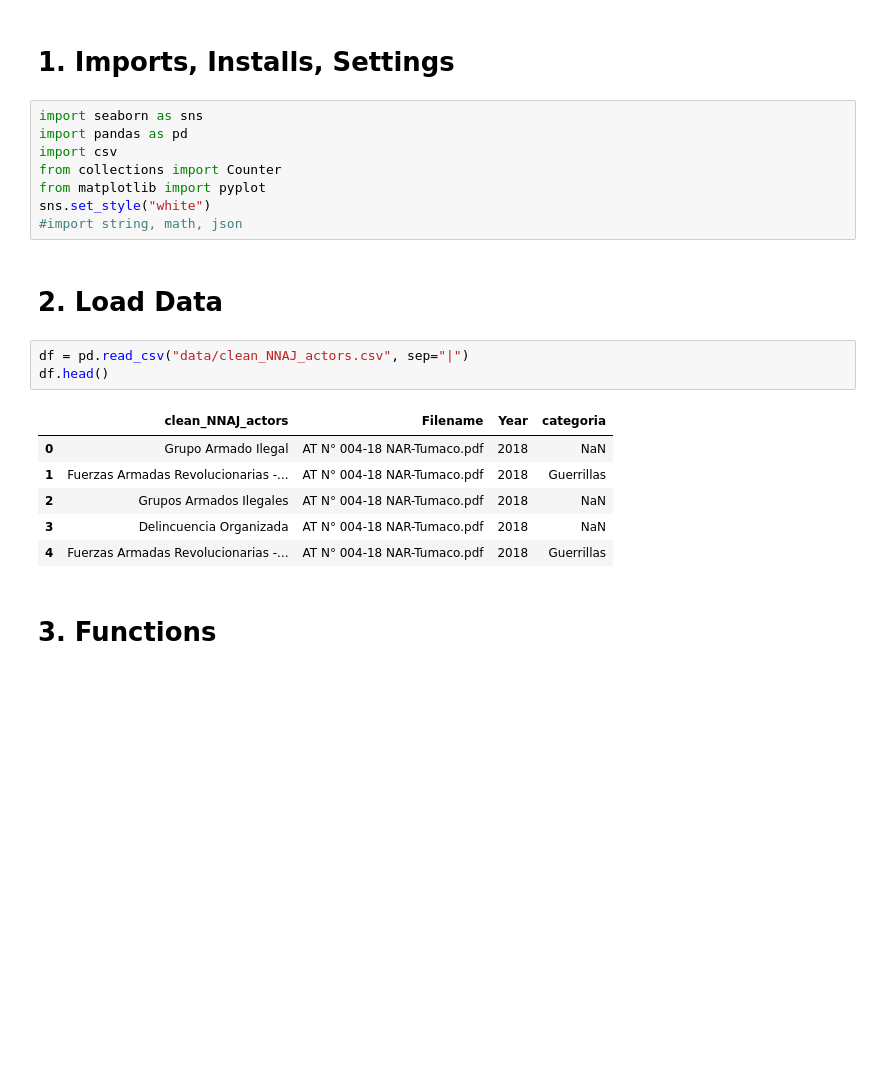
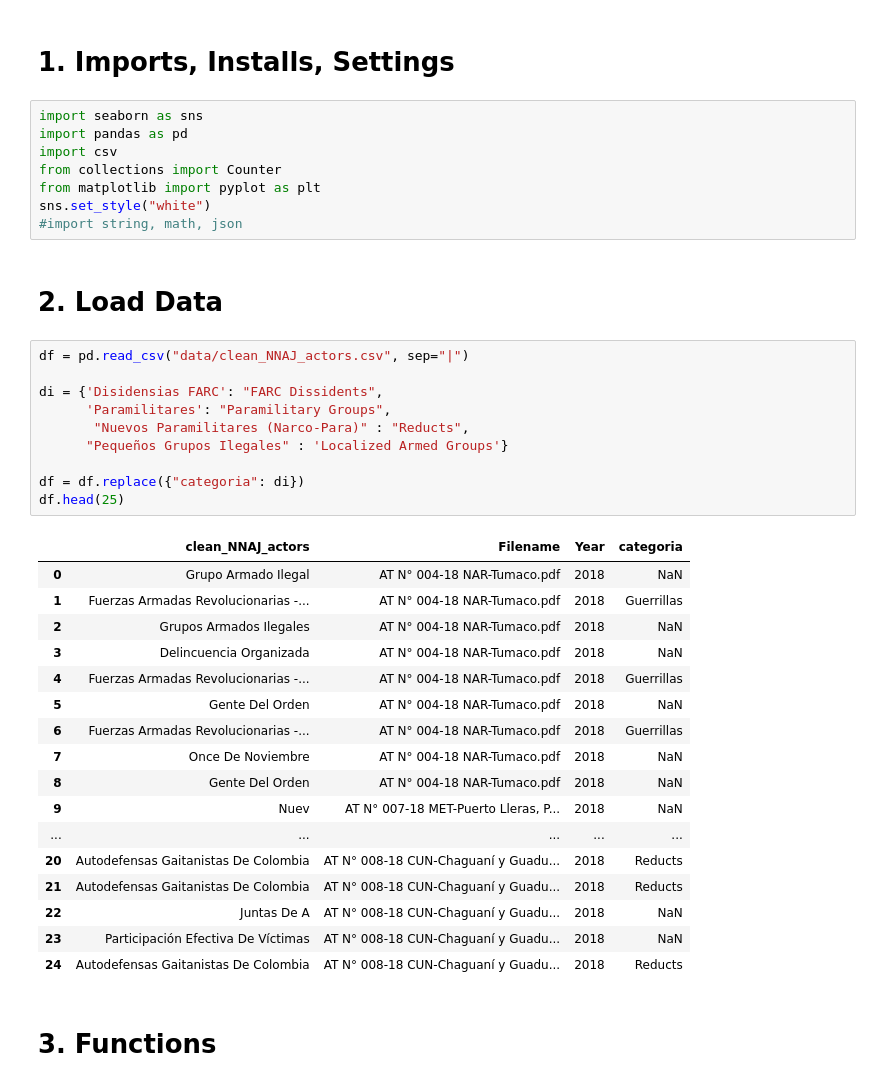
Before and after one commit to ylizama/alertas_colombia, a Jupyter notebook: 17_Actors_Timeline_Report2.0.ipynb, the cells around one changed output. Saved outputs shown, nothing was run; the diff lists cells and outputs as text; blank space fills up the shorter version.

```diff
--- a/17_Actors_Timeline_Report2.0.ipynb
+++ b/17_Actors_Timeline_Report2.0.ipynb
@@ -5,21 +5,39 @@ import seaborn as sns
 import pandas as pd
 import csv
 from collections import Counter
-from matplotlib import pyplot
+from matplotlib import pyplot as plt
 sns.set_style("white")
 #import string, math, json
 # %% [markdown]
 # 2. Load Data
 # %%
 df = pd.read_csv("data/clean_NNAJ_actors.csv", sep="|")
-df.head()
+
+di = {'Disidensias FARC': "FARC Dissidents",
+      'Paramilitares': "Paramilitary Groups",
+       "Nuevos Paramilitares (Narco-Para)" : "Reducts",
+      "Pequeños Grupos Ilegales" : 'Localized Armed Groups'}
+
+df = df.replace({"categoria": di})
+df.head(25)
 # %% [output]
 |  | clean_NNAJ_actors | Filename | Year | categoria |
 | 0 | Grupo Armado Ilegal | AT N° 004-18 NAR-Tumaco.pdf | 2018 | NaN |
 | 1 | Fuerzas Armadas Revolucionarias -... | AT N° 004-18 NAR-Tumaco.pdf | 2018 | Guerrillas |
 | 2 | Grupos Armados Ilegales | AT N° 004-18 NAR-Tumaco.pdf | 2018 | NaN |
 | 3 | Delincuencia Organizada | AT N° 004-18 NAR-Tumaco.pdf | 2018 | NaN |
 | 4 | Fuerzas Armadas Revolucionarias -... | AT N° 004-18 NAR-Tumaco.pdf | 2018 | Guerrillas |
+| 5 | Gente Del Orden | AT N° 004-18 NAR-Tumaco.pdf | 2018 | NaN |
+| 6 | Fuerzas Armadas Revolucionarias -... | AT N° 004-18 NAR-Tumaco.pdf | 2018 | Guerrillas |
+| 7 | Once De Noviembre | AT N° 004-18 NAR-Tumaco.pdf | 2018 | NaN |
+| 8 | Gente Del Orden | AT N° 004-18 NAR-Tumaco.pdf | 2018 | NaN |
+| 9 | Nuev | AT N° 007-18 MET-Puerto Lleras, P... | 2018 | NaN |
+| ... | ... | ... | ... | ... |
+| 20 | Autodefensas Gaitanistas De Colombia | AT N° 008-18 CUN-Chaguaní y Guadu... | 2018 | Reducts |
+| 21 | Autodefensas Gaitanistas De Colombia | AT N° 008-18 CUN-Chaguaní y Guadu... | 2018 | Reducts |
+| 22 | Juntas De A | AT N° 008-18 CUN-Chaguaní y Guadu... | 2018 | NaN |
+| 23 | Participación Efectiva De Víctimas | AT N° 008-18 CUN-Chaguaní y Guadu... | 2018 | NaN |
+| 24 | Autodefensas Gaitanistas De Colombia | AT N° 008-18 CUN-Chaguaní y Guadu... | 2018 | Reducts |
 # %% [markdown]
 # 3. Functions
 # %%
```
Also changed, not shown: parts of 8 cells of this notebook, 1 other file.
